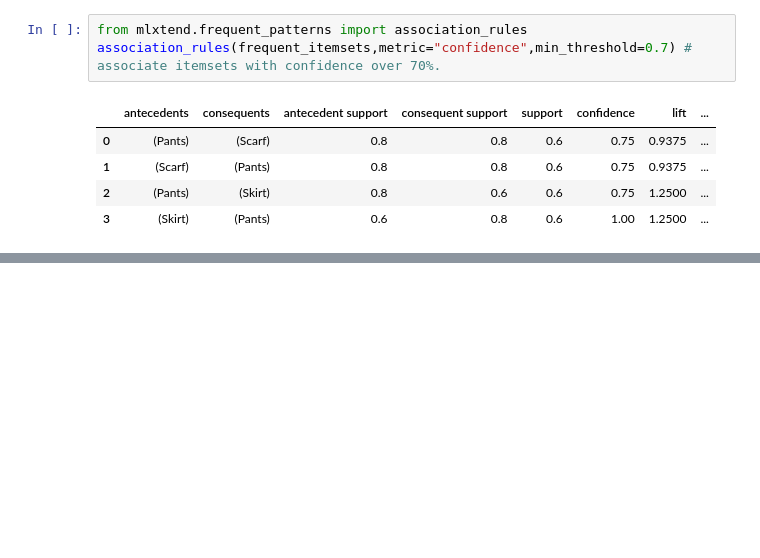
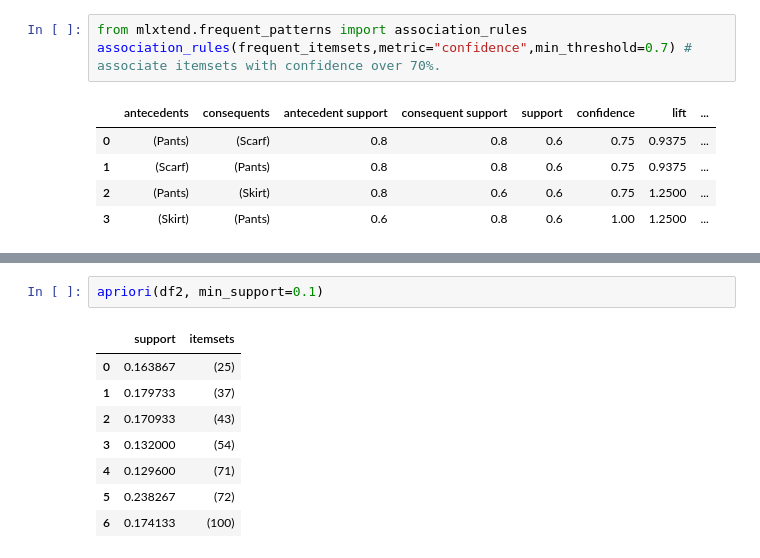
Before and after one commit to HamoudaBenAbdennebi/ai, a Jupyter notebook: Untitled2.ipynb, the cells around one changed output, grey strips where cells are left out. Drawn from its saved outputs; the diff is of its cells as text; blank space fills up the shorter version.

```diff
--- a/Untitled2.ipynb
+++ b/Untitled2.ipynb
@@ -98,0 +118,11 @@ association_rules(frequent_itemsets,metric="confidence",min_threshold=0.7) # ass
+# %%
+apriori(df2, min_support=0.1)
+# %% [output]
+|  | support | itemsets |
+| 0 | 0.163867 | (25) |
+| 1 | 0.179733 | (37) |
+| 2 | 0.170933 | (43) |
+| 3 | 0.132000 | (54) |
+| 4 | 0.129600 | (71) |
+| 5 | 0.238267 | (72) |
+| 6 | 0.174133 | (100) |
```
Also changed, not shown: parts of 4 cells of this notebook.
